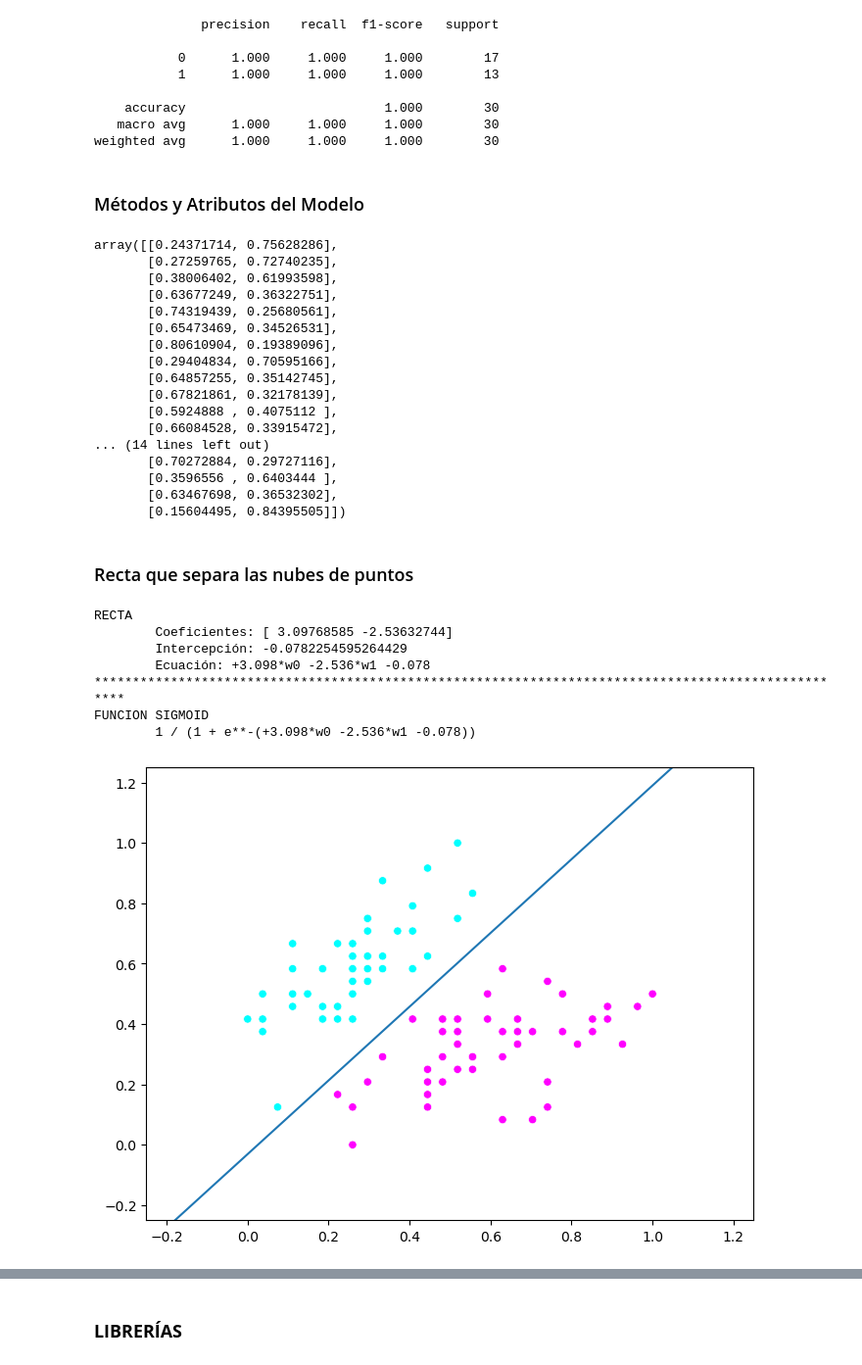
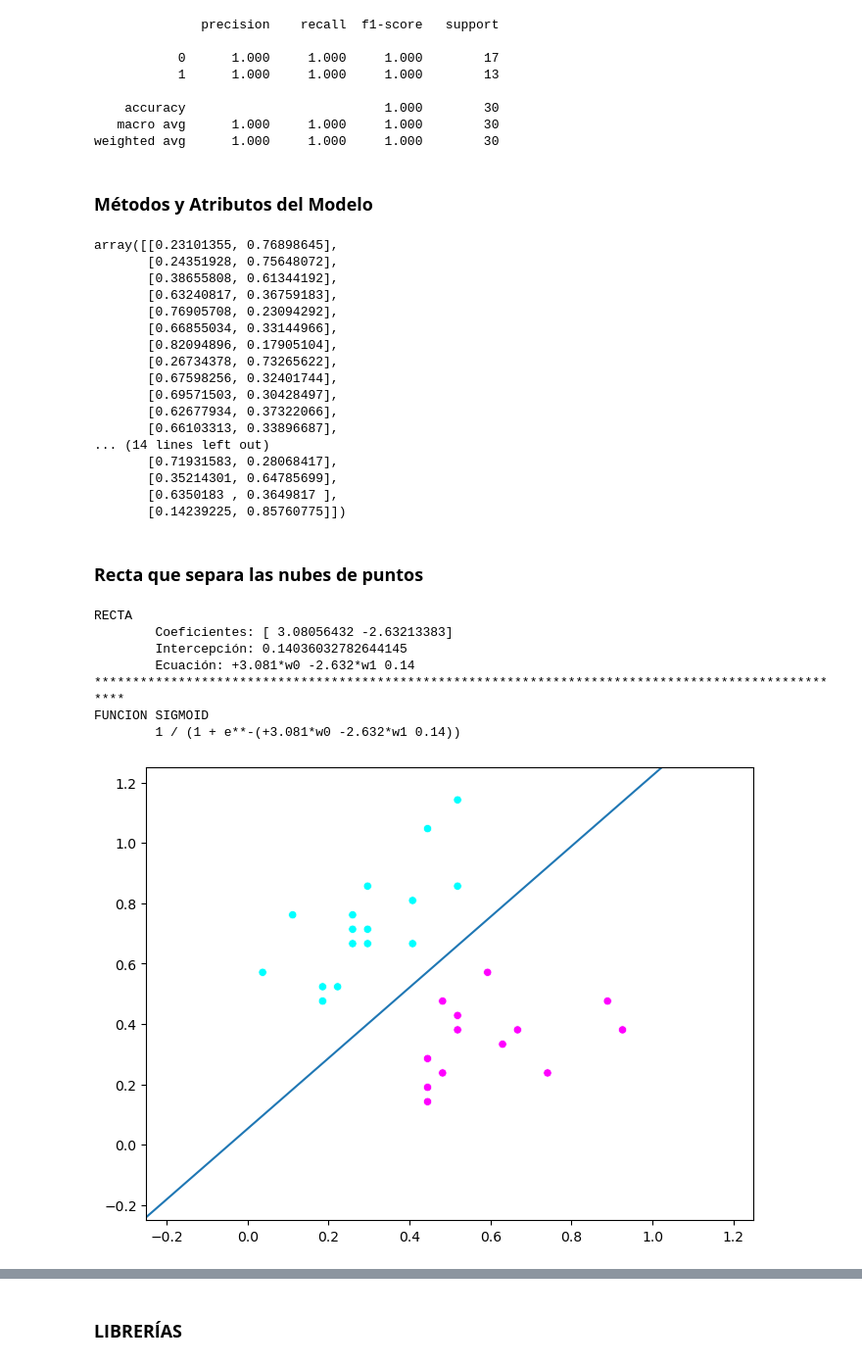
Before and after one commit to Ateibuzena/Data_science, a Jupyter notebook: mod5-machine-learning-deep-learning/03.Clasificadores/10.clasificador_logistic_regression.ipynb, the cells around one changed output, grey strips where cells are left out. Shown at 98% size. Saved outputs shown, nothing was run; the diff lists cells and outputs as text; code cells hidden in the pictures.

```diff
--- a/mod5-machine-learning-deep-learning/03.Clasificadores/10.clasificador_logistic_regression.ipynb
+++ b/mod5-machine-learning-deep-learning/03.Clasificadores/10.clasificador_logistic_regression.ipynb
@@ -93,7 +88,0 @@ X.shape, y.shape
-# %%
-# Normalización de datos
-
-x_scaler = MinMaxScaler()
-X = x_scaler.fit_transform(X)
-
-X
@@ -128 +101,6 @@ X_test: (30, 2),  y_test: (30,)
+# %%
+# Normalización de datos
+x_scaler = MinMaxScaler()
+X_train = x_scaler.fit_transform(X_train)
+X_test = x_scaler.transform(X_test)
 # %% [markdown]
@@ -174,31 +147,31 @@ print(classification_report(y_test, yhat, digits = 3))
    macro avg      1.000     1.000     1.000        30
 weighted avg      1.000     1.000     1.000        30
 # %% [markdown]
-### Métodos y Atributos del Modelo
+### **Métodos y Atributos del Modelo**
 # %%
 # .predict_proba()
 
 model.predict_proba(X_test)
 # %% [output]
-array([[0.24371714, 0.75628286],
-       [0.27259765, 0.72740235],
-       [0.38006402, 0.61993598],
-       [0.63677249, 0.36322751],
-       [0.74319439, 0.25680561],
-       [0.65473469, 0.34526531],
-       [0.80610904, 0.19389096],
-       [0.29404834, 0.70595166],
-       [0.64857255, 0.35142745],
-       [0.67821861, 0.32178139],
-       [0.5924888 , 0.4075112 ],
-       [0.66084528, 0.33915472],
+array([[0.23101355, 0.76898645],
+       [0.24351928, 0.75648072],
+       [0.38655808, 0.61344192],
+       [0.63240817, 0.36759183],
+       [0.76905708, 0.23094292],
+       [0.66855034, 0.33144966],
+       [0.82094896, 0.17905104],
+       [0.26734378, 0.73265622],
+       [0.67598256, 0.32401744],
+       [0.69571503, 0.30428497],
+       [0.62677934, 0.37322066],
+       [0.66103313, 0.33896687],
 ... (14 lines left out)
-       [0.70272884, 0.29727116],
-       [0.3596556 , 0.6403444 ],
-       [0.63467698, 0.36532302],
-       [0.15604495, 0.84395505]])
+       [0.71931583, 0.28068417],
+       [0.35214301, 0.64785699],
+       [0.6350183 , 0.3649817 ],
+       [0.14239225, 0.85760775]])
 # %% [markdown]
-### Recta que separa las nubes de puntos
+### **Recta que separa las nubes de puntos**
 # %%
 # Ecuación de la recta definida por el modelo
 
@@ -221,30 +194,30 @@ print("FUNCION SIGMOID")
 print(f"\t1 / (1 + e**-({ecuacion}))")
 # %% [output]
 RECTA
-        Coeficientes: [ 3.09768585 -2.53632744]
-        Intercepción: -0.0782254595264429
-        Ecuación: +3.098*w0 -2.536*w1 -0.078
+        Coeficientes: [ 3.08056432 -2.63213383]
+        Intercepción: 0.14036032782644145
+        Ecuación: +3.081*w0 -2.632*w1 0.14
 ****************************************************************************************************
 FUNCION SIGMOID
-        1 / (1 + e**-(+3.098*w0 -2.536*w1 -0.078))
+        1 / (1 + e**-(+3.081*w0 -2.632*w1 0.14))
 # %%
 # Gráfico
 
 plt.figure(figsize = (8, 6))
 
-# Puntos de las primera 2 clases
-sns.scatterplot(x = X[:, 0], y = X[:, 1], c = y, cmap = "cool")
+# Puntos de las primeras 2 columnas
+sns.scatterplot(x = X_test[:, 0], y = X_test[:, 1], c = y_test, cmap = "cool")
 
 # Recta
 x_linspace = np.linspace(-0.25, 1.25, 100)
 recta = (model.coef_[0][0]*x_linspace + model.intercept_[0])/(-model.coef_[0][1])
 
 plt.plot(x_linspace, recta)
 
 plt.xlim(-0.25, 1.25)
 plt.ylim(-0.25, 1.25)
 
 plt.show()
 # %% [output]
-[figure, old version]
+[figure, new version]
 # %% [markdown]
```
Also changed, not shown: parts of 39 cells of this notebook, 14 other files.
